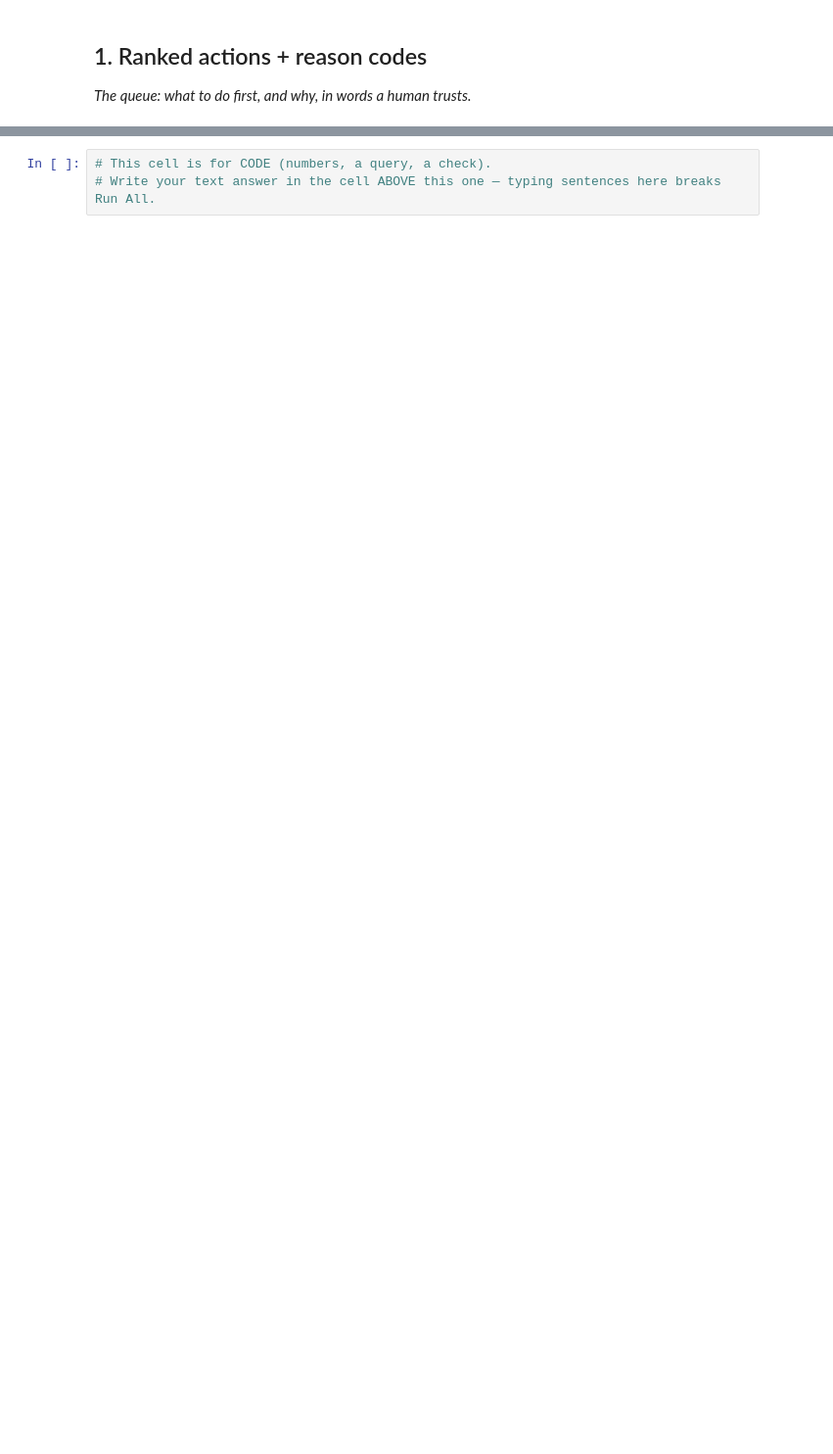
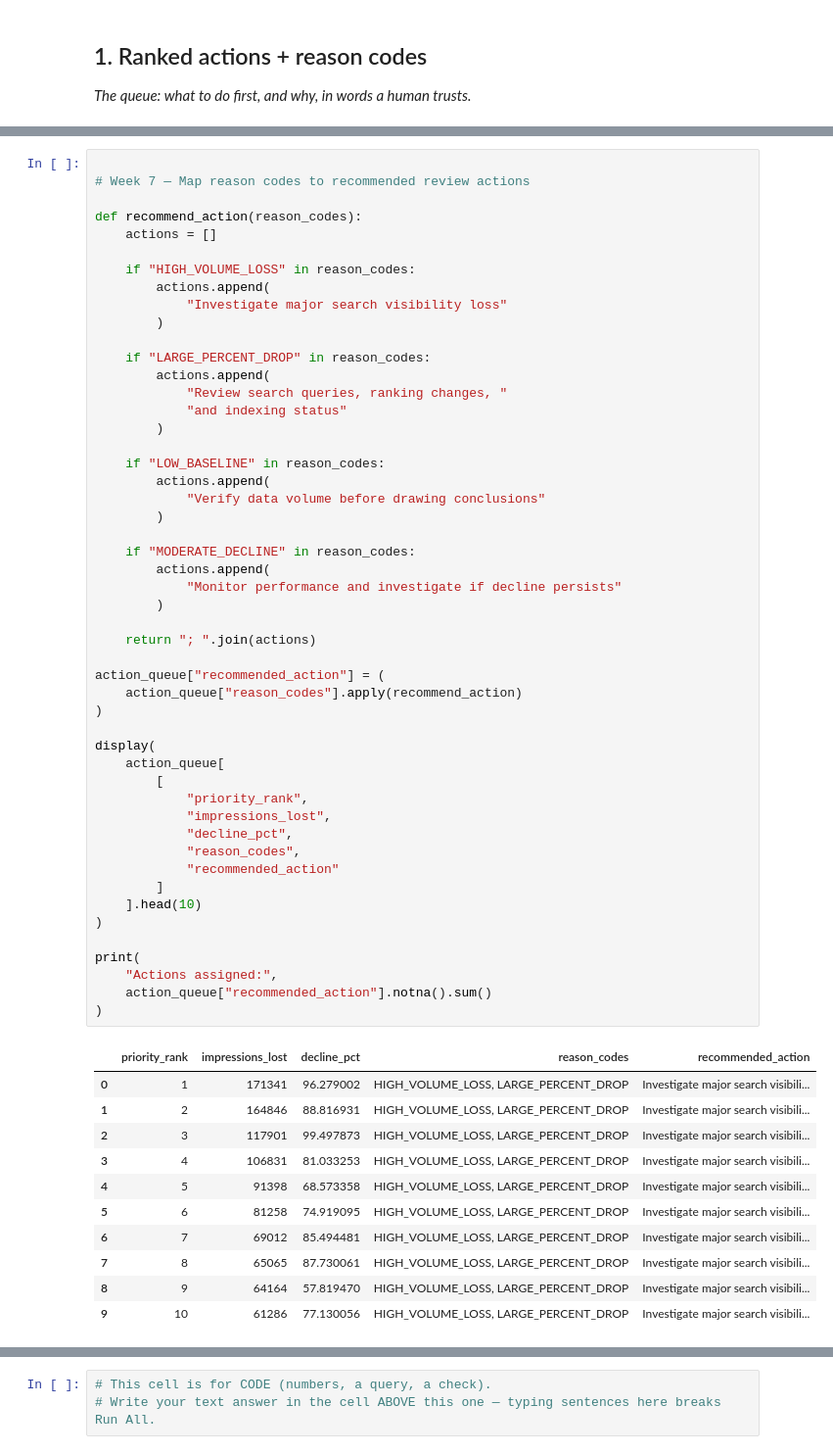
Before and after one commit to barak-hub/flyrank-ml-internship, a Jupyter notebook: work/notebooks/w07_action_playbook.ipynb, the cells around one changed output, grey strips where cells are left out. Shown at 98% size. Saved outputs shown, nothing was run; the diff lists cells and outputs as text; blank space fills up the shorter version.

```diff
--- a/work/notebooks/w07_action_playbook.ipynb
+++ b/work/notebooks/w07_action_playbook.ipynb
@@ -12,0 +185,62 @@ This skeleton is yours to fill. Work the sections **in order** — each one has
+# %%
+
+# Week 7 — Map reason codes to recommended review actions
+
+def recommend_action(reason_codes):
+    actions = []
+
+    if "HIGH_VOLUME_LOSS" in reason_codes:
+        actions.append(
+            "Investigate major search visibility loss"
+        )
+
+    if "LARGE_PERCENT_DROP" in reason_codes:
+        actions.append(
+            "Review search queries, ranking changes, "
+            "and indexing status"
+        )
+
+    if "LOW_BASELINE" in reason_codes:
+        actions.append(
+            "Verify data volume before drawing conclusions"
+        )
+
+    if "MODERATE_DECLINE" in reason_codes:
+        actions.append(
+            "Monitor performance and investigate if decline persists"
+        )
+
+    return "; ".join(actions)
+
+action_queue["recommended_action"] = (
+    action_queue["reason_codes"].apply(recommend_action)
+)
+
+display(
+    action_queue[
+        [
+            "priority_rank",
+            "impressions_lost",
+            "decline_pct",
+            "reason_codes",
+            "recommended_action"
+        ]
+    ].head(10)
+)
+
+print(
+    "Actions assigned:",
+    action_queue["recommended_action"].notna().sum()
+)
+# %% [output]
+|  | priority_rank | impressions_lost | decline_pct | reason_codes | recommended_action |
+| 0 | 1 | 171341 | 96.279002 | HIGH_VOLUME_LOSS, LARGE_PERCENT_DROP | Investigate major search visibili... |
+| 1 | 2 | 164846 | 88.816931 | HIGH_VOLUME_LOSS, LARGE_PERCENT_DROP | Investigate major search visibili... |
+| 2 | 3 | 117901 | 99.497873 | HIGH_VOLUME_LOSS, LARGE_PERCENT_DROP | Investigate major search visibili... |
+| 3 | 4 | 106831 | 81.033253 | HIGH_VOLUME_LOSS, LARGE_PERCENT_DROP | Investigate major search visibili... |
+| 4 | 5 | 91398 | 68.573358 | HIGH_VOLUME_LOSS, LARGE_PERCENT_DROP | Investigate major search visibili... |
+| 5 | 6 | 81258 | 74.919095 | HIGH_VOLUME_LOSS, LARGE_PERCENT_DROP | Investigate major search visibili... |
+| 6 | 7 | 69012 | 85.494481 | HIGH_VOLUME_LOSS, LARGE_PERCENT_DROP | Investigate major search visibili... |
+| 7 | 8 | 65065 | 87.730061 | HIGH_VOLUME_LOSS, LARGE_PERCENT_DROP | Investigate major search visibili... |
+| 8 | 9 | 64164 | 57.819470 | HIGH_VOLUME_LOSS, LARGE_PERCENT_DROP | Investigate major search visibili... |
+| 9 | 10 | 61286 | 77.130056 | HIGH_VOLUME_LOSS, LARGE_PERCENT_DROP | Investigate major search visibili... |
```
Also changed, not shown: parts of 16 cells of this notebook.
